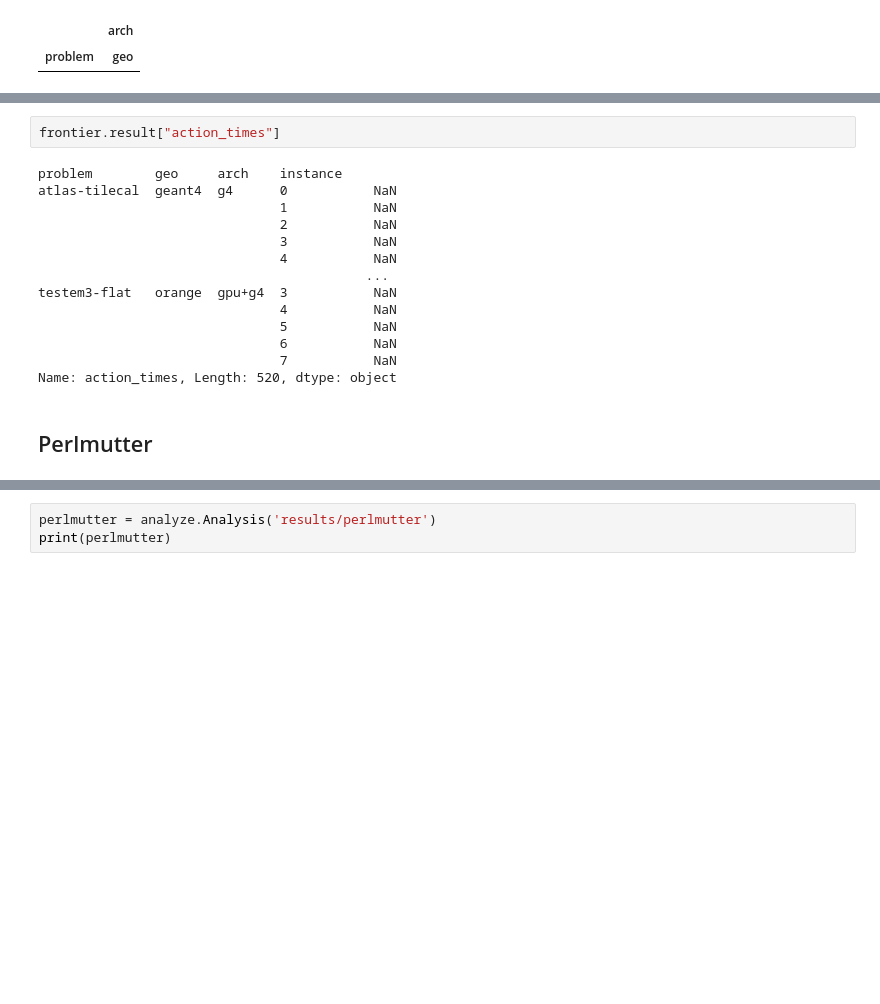
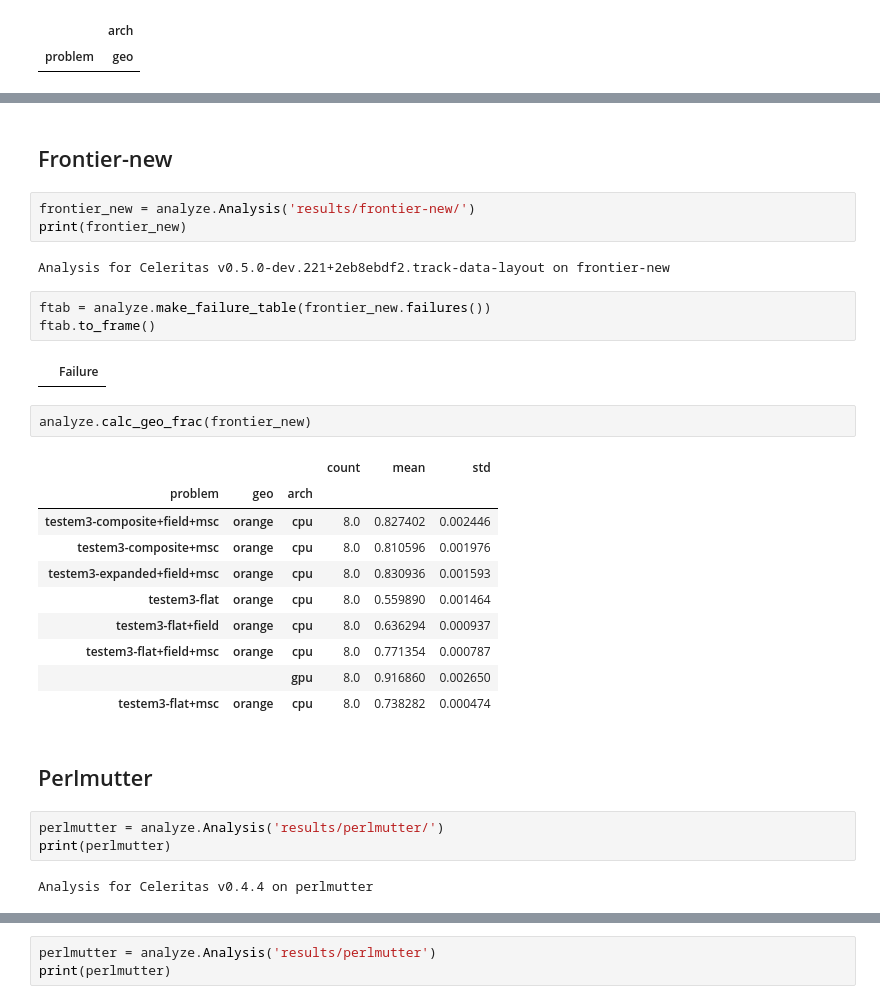
Before and after one commit to celeritas-project/regression, a Jupyter notebook: analysis.ipynb, the cells around one changed output, grey strips where cells are left out. Drawn from its saved outputs; the diff is of its cells as text; blank space fills up the shorter version.

Commit message:
run and compare testem3 with frontier

```diff
--- a/analysis.ipynb
+++ b/analysis.ipynb
@@ -116,18 +101,32 @@ analyze.calc_geo_frac(frontier)
-# %%
-frontier.result["action_times"]
-# %% [output]
-problem        geo     arch    instance
-atlas-tilecal  geant4  g4      0           NaN
-                               1           NaN
-                               2           NaN
-                               3           NaN
-                               4           NaN
-                                          ...
-testem3-flat   orange  gpu+g4  3           NaN
-                               4           NaN
-                               5           NaN
-                               6           NaN
-                               7           NaN
-Name: action_times, Length: 520, dtype: object
+# %% [markdown]
+## Frontier-new
+# %%
+frontier_new = analyze.Analysis('results/frontier-new/')
+print(frontier_new)
+# %% [output]
+Analysis for Celeritas v0.5.0-dev.221+2eb8ebdf2.track-data-layout on frontier-new
+# %%
+ftab = analyze.make_failure_table(frontier_new.failures())
+ftab.to_frame()
+# %% [output]
+|  | Failure |
+# %%
+analyze.calc_geo_frac(frontier_new)
+# %% [output]
+|  |  |  | count | mean | std |
+| problem | geo | arch |  |  |  |
+| testem3-composite+field+msc | orange | cpu | 8.0 | 0.827402 | 0.002446 |
+| testem3-composite+msc | orange | cpu | 8.0 | 0.810596 | 0.001976 |
+| testem3-expanded+field+msc | orange | cpu | 8.0 | 0.830936 | 0.001593 |
+| testem3-flat | orange | cpu | 8.0 | 0.559890 | 0.001464 |
+| testem3-flat+field | orange | cpu | 8.0 | 0.636294 | 0.000937 |
+| testem3-flat+field+msc | orange | cpu | 8.0 | 0.771354 | 0.000787 |
+|  |  | gpu | 8.0 | 0.916860 | 0.002650 |
+| testem3-flat+msc | orange | cpu | 8.0 | 0.738282 | 0.000474 |
 # %% [markdown]
 ## Perlmutter
+# %%
+perlmutter = analyze.Analysis('results/perlmutter/')
+print(perlmutter)
+# %% [output]
+Analysis for Celeritas v0.4.4 on perlmutter
```
Also changed, not shown: parts of 19 cells of this notebook, 7 other files.
